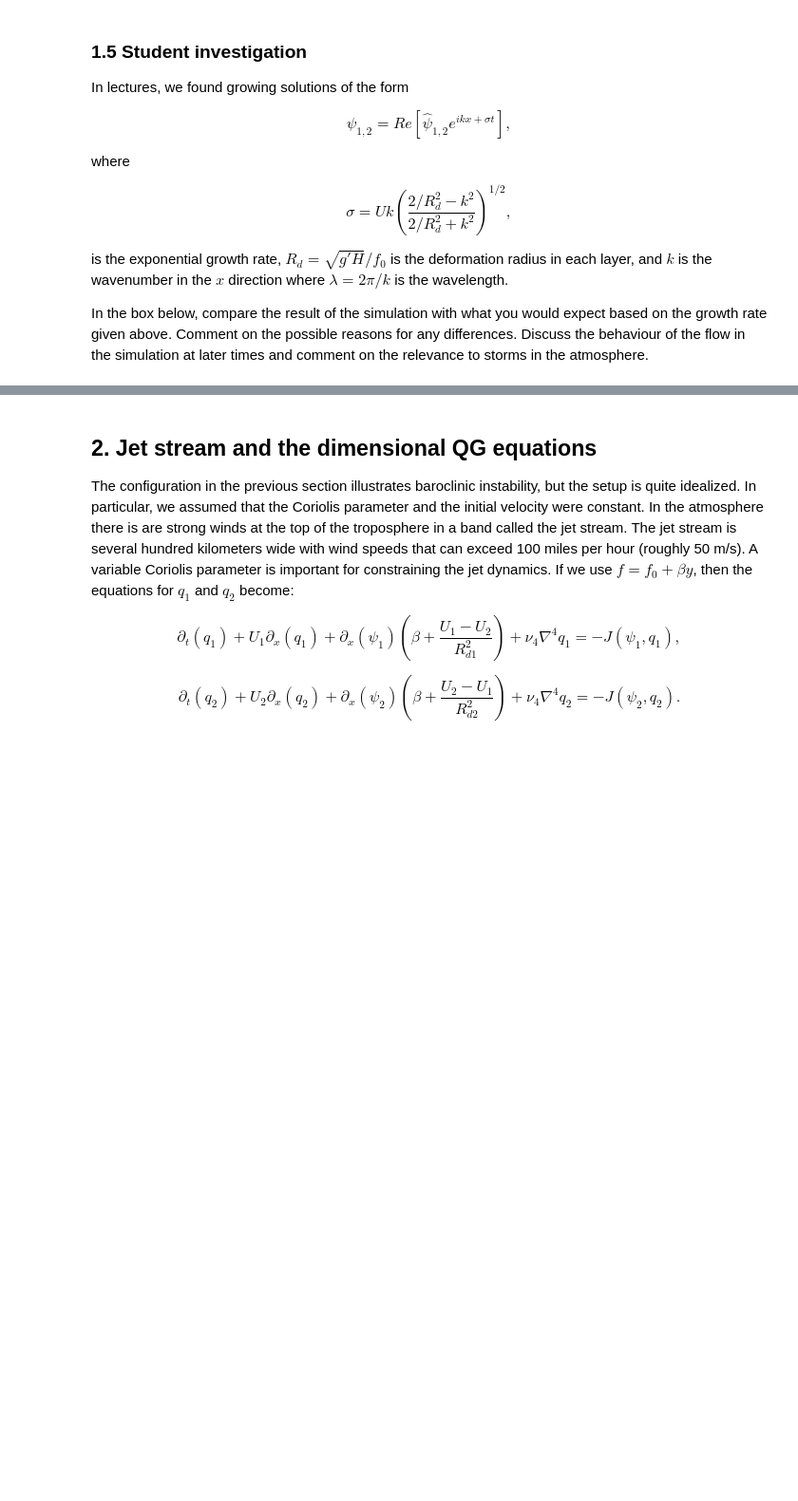
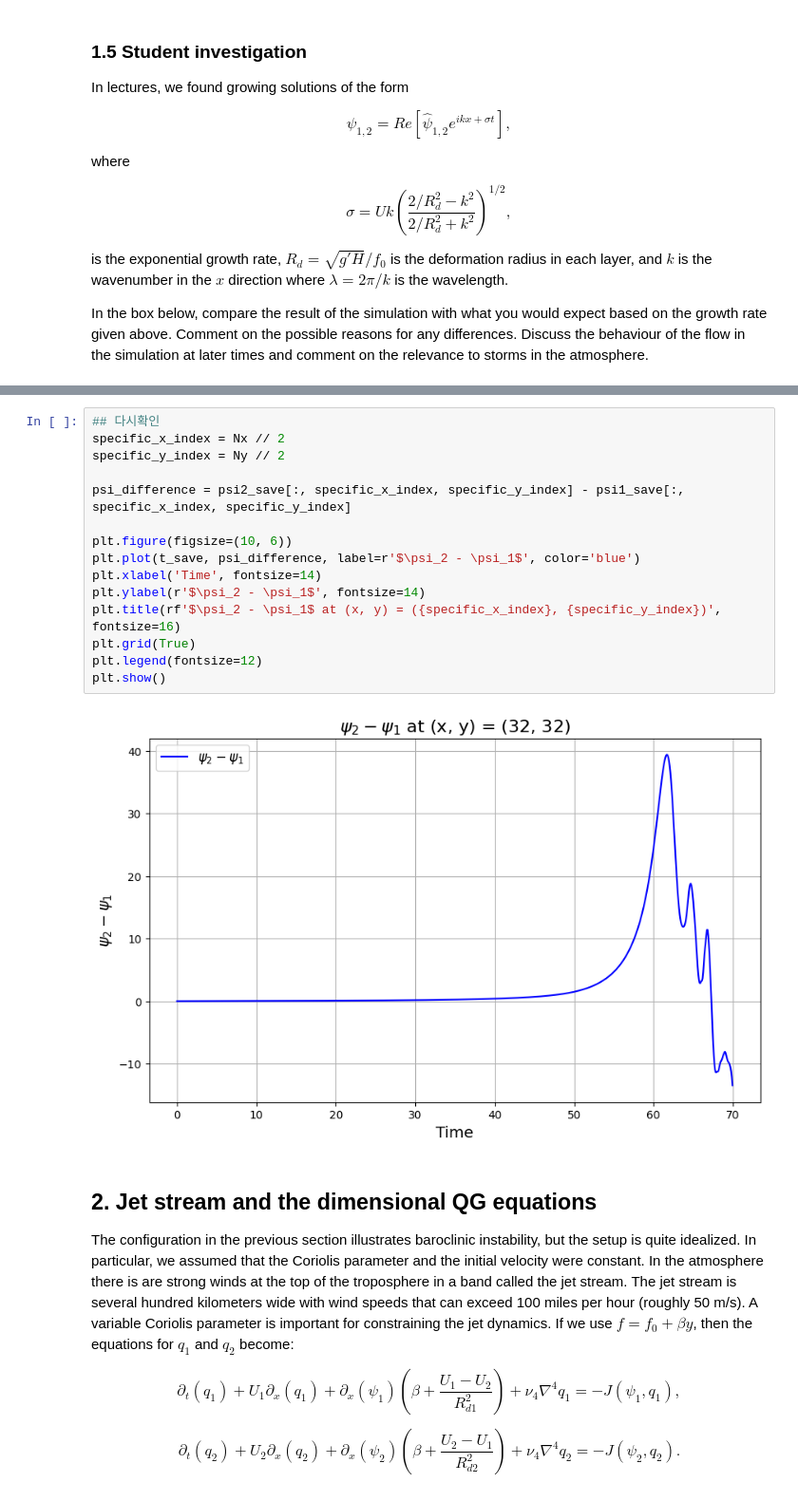
Before and after one commit to Unjin-Jang/QCES, a Jupyter notebook: Project4_storms.ipynb, the cells around one changed output, grey strips where cells are left out. Shown at 95% size. Cells and saved outputs as stored; diff of their text form; blank space fills up the shorter version.

```diff
--- a/Project4_storms.ipynb
+++ b/Project4_storms.ipynb
@@ -305,3 +311,20 @@ This equation implies that as long as x does not change, the $\hat{\psi}_{2}-\ha
+# %%
+## 다시확인
+specific_x_index = Nx // 2
+specific_y_index = Ny // 2
+
+psi_difference = psi2_save[:, specific_x_index, specific_y_index] - psi1_save[:, specific_x_index, specific_y_index]
+
+plt.figure(figsize=(10, 6))
+plt.plot(t_save, psi_difference, label=r'$\psi_2 - \psi_1$', color='blue')
+plt.xlabel('Time', fontsize=14)
+plt.ylabel(r'$\psi_2 - \psi_1$', fontsize=14)
+plt.title(rf'$\psi_2 - \psi_1$ at (x, y) = ({specific_x_index}, {specific_y_index})', fontsize=16)
+plt.grid(True)
+plt.legend(fontsize=12)
+plt.show()
+# %% [output]
+[figure, added]
 # %% [markdown]
 ## 2. Jet stream and the dimensional QG equations
 
```
Also changed, not shown: parts of 7 cells of this notebook.
